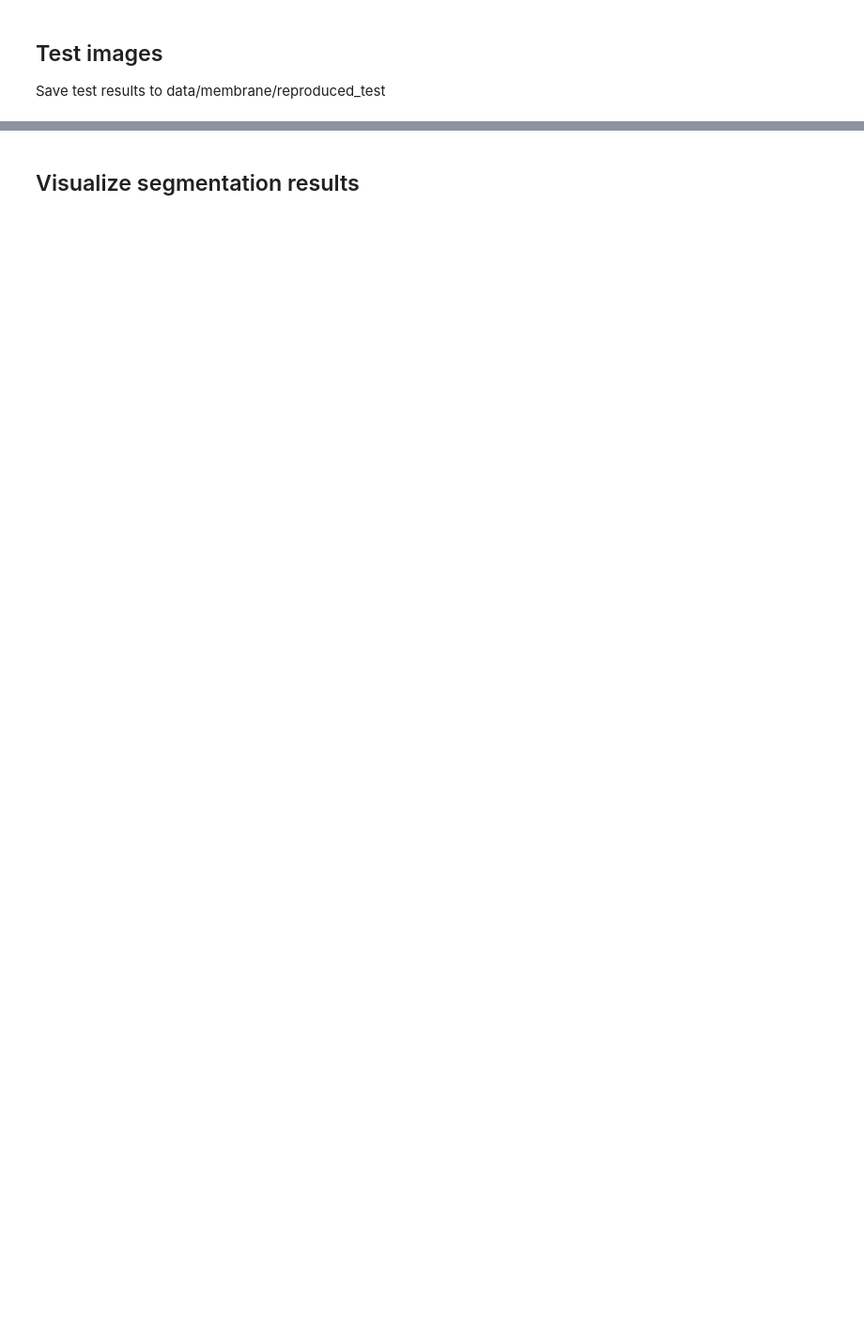
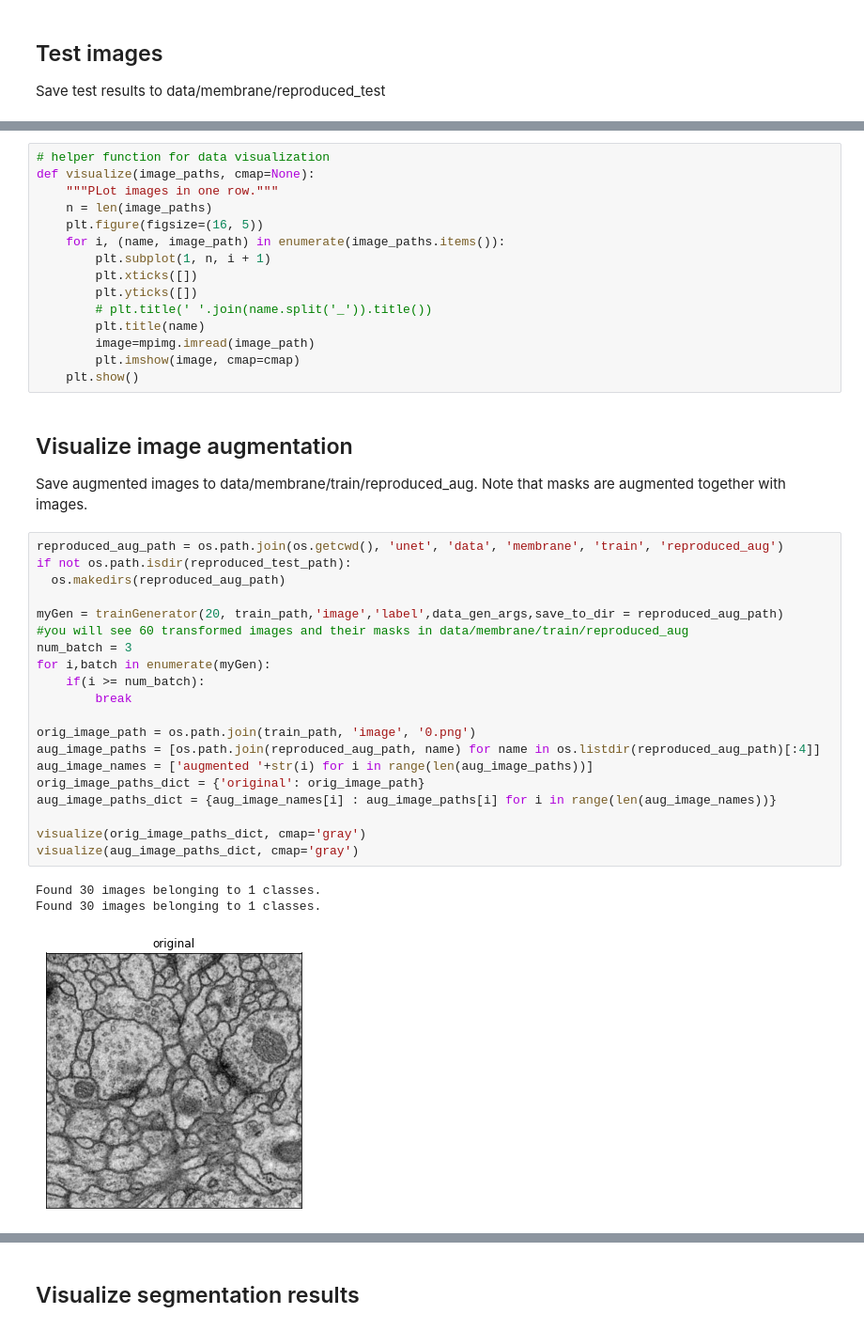
Before and after one commit to jgu13/unet, a Jupyter notebook: Ass4_reproducibility_project_notebook.ipynb, the cells around one changed output, grey strips where cells are left out. Shown at 94% size. Cells and saved outputs as stored; diff of their text form; blank space fills up the shorter version.

```diff
--- a/Ass4_reproducibility_project_notebook.ipynb
+++ b/Ass4_reproducibility_project_notebook.ipynb
@@ -117,0 +114,43 @@ Lossy conversion from float32 to uint8. Range [0, 1]. Convert image to uint8 pri
+# %%
+# helper function for data visualization
+def visualize(image_paths, cmap=None):
+    """PLot images in one row."""
+    n = len(image_paths)
+    plt.figure(figsize=(16, 5))
+    for i, (name, image_path) in enumerate(image_paths.items()):
+        plt.subplot(1, n, i + 1)
+        plt.xticks([])
+        plt.yticks([])
+        # plt.title(' '.join(name.split('_')).title())
+        plt.title(name)
+        image=mpimg.imread(image_path)
+        plt.imshow(image, cmap=cmap)
+    plt.show()
+# %% [markdown]
+## Visualize image augmentation
+Save augmented images to data/membrane/train/reproduced_aug.
+Note that masks are augmented together with images.
+# %%
+reproduced_aug_path = os.path.join(os.getcwd(), 'unet', 'data', 'membrane', 'train', 'reproduced_aug')
+if not os.path.isdir(reproduced_test_path):
+  os.makedirs(reproduced_aug_path)
+
+myGen = trainGenerator(20, train_path,'image','label',data_gen_args,save_to_dir = reproduced_aug_path)
+#you will see 60 transformed images and their masks in data/membrane/train/reproduced_aug
+num_batch = 3
+for i,batch in enumerate(myGen):
+    if(i >= num_batch):
+        break
+
+orig_image_path = os.path.join(train_path, 'image', '0.png')
+aug_image_paths = [os.path.join(reproduced_aug_path, name) for name in os.listdir(reproduced_aug_path)[:4]]
+aug_image_names = ['augmented '+str(i) for i in range(len(aug_image_paths))]
+orig_image_paths_dict = {'original': orig_image_path}
+aug_image_paths_dict = {aug_image_names[i] : aug_image_paths[i] for i in range(len(aug_image_names))}
+
+visualize(orig_image_paths_dict, cmap='gray')
+visualize(aug_image_paths_dict, cmap='gray')
+# %% [output]
+Found 30 images belonging to 1 classes.
+Found 30 images belonging to 1 classes.
+[figure, added]
```
Also changed, not shown: parts of 16 cells of this notebook.
